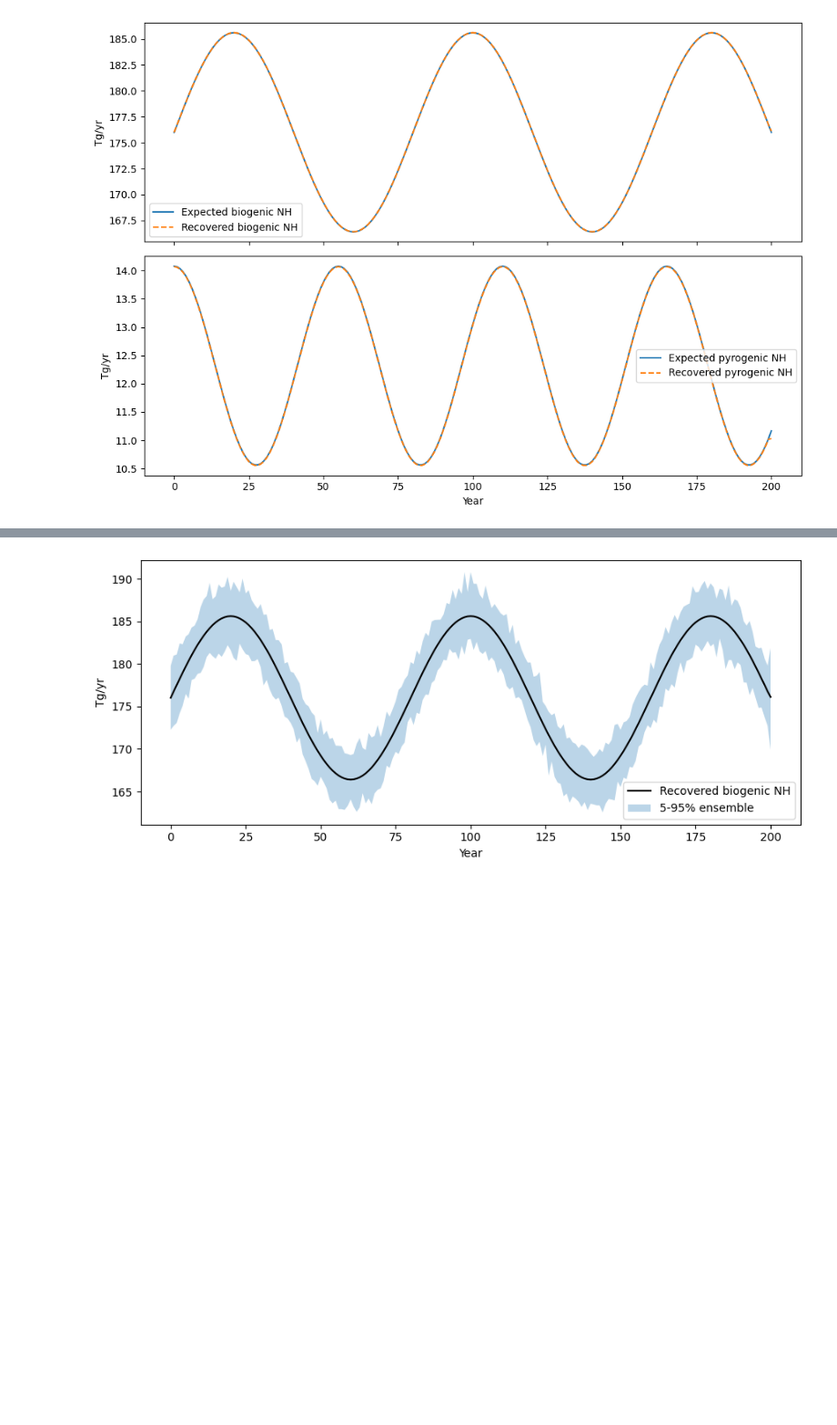
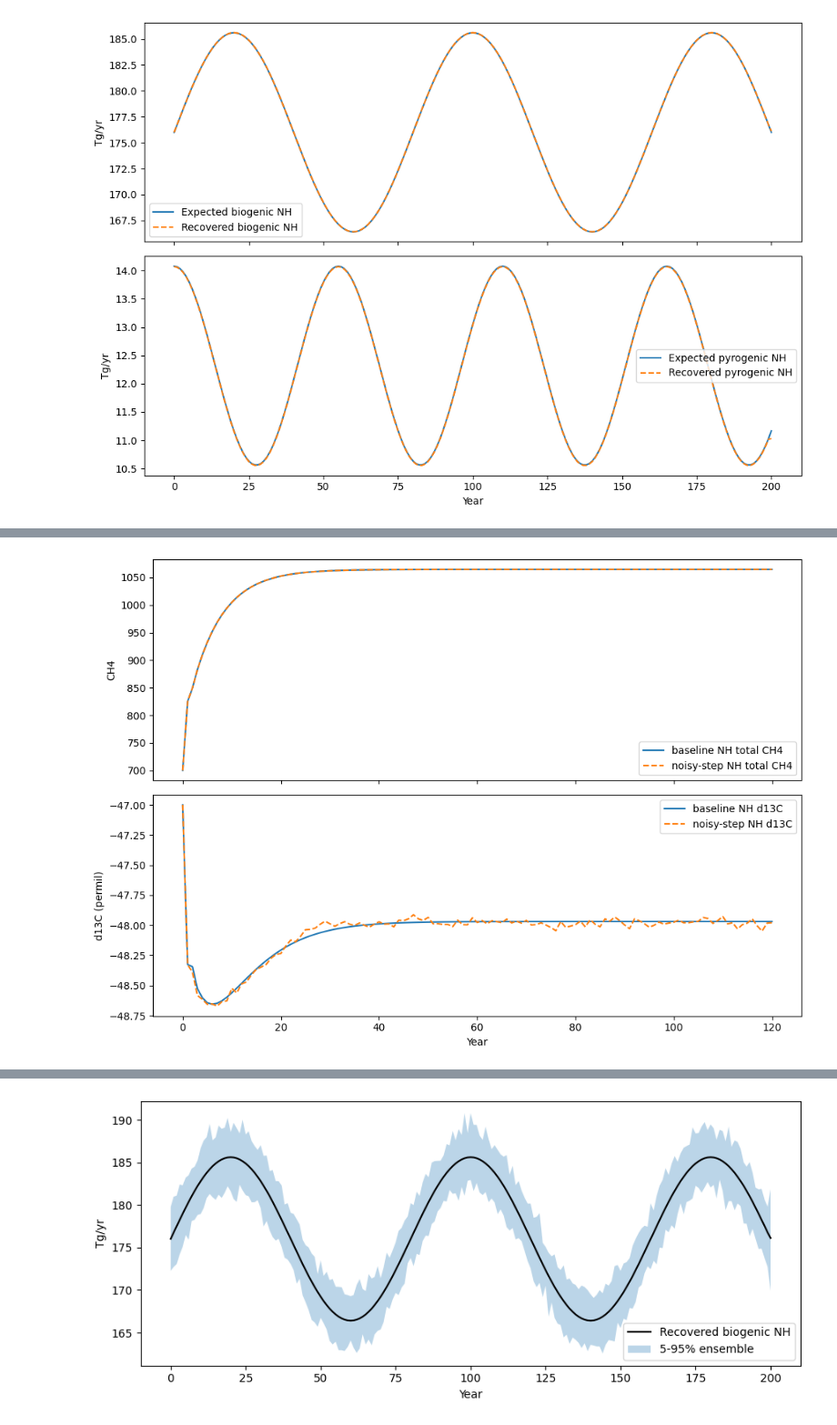
Before and after one commit to LinkedEarth/PaleoBeasts, a Jupyter notebook: notebooks/methane_d13c_demo.ipynb, the cells around one changed output, grey strips where cells are left out. Shown at 91% size. Drawn from its saved outputs; the diff is of its cells as text; code cells hidden in the pictures; blank space fills up the shorter version.

```diff
--- a/notebooks/methane_d13c_demo.ipynb
+++ b/notebooks/methane_d13c_demo.ipynb
@@ -138 +243,16 @@ plt.tight_layout()
+# %%
+fig, ax = plt.subplots(2, 1, figsize=(10, 7), sharex=True)
+ax[0].plot(base.time, base_total_nh, label='baseline NH total CH4')
+ax[0].plot(t_noisy, noisy_total_nh, '--', label='noisy-step NH total CH4')
+ax[0].set_ylabel('CH4')
+ax[0].legend()
+
+ax[1].plot(base.time, base_delta_nh, label='baseline NH d13C')
+ax[1].plot(t_noisy, noisy_delta_nh, '--', label='noisy-step NH d13C')
+ax[1].set_xlabel('Year')
+ax[1].set_ylabel('d13C (permil)')
+ax[1].legend()
+plt.tight_layout()
+# %% [output]
+[figure, added]
 # %% [markdown]
```
Also changed, not shown: parts of 12 cells of this notebook, 35 other files.
